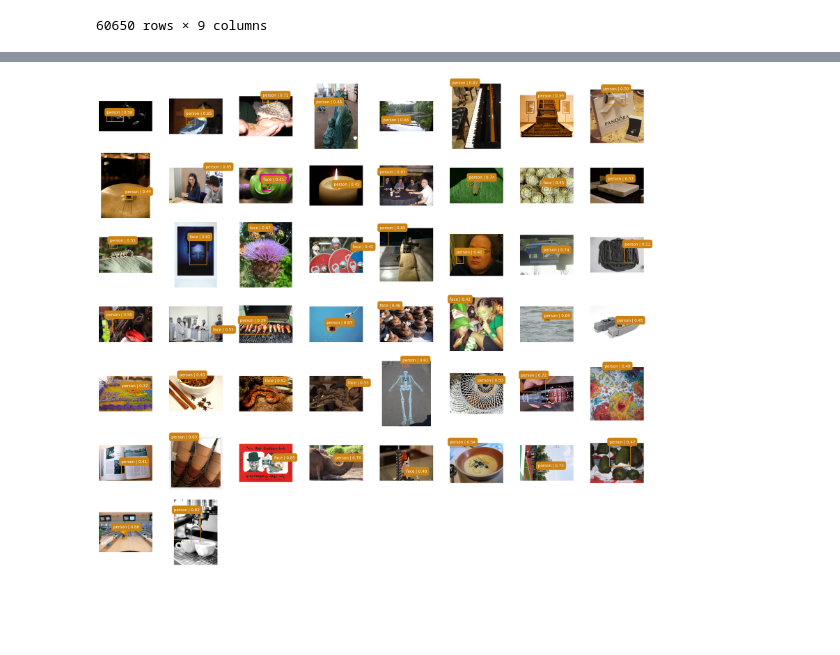
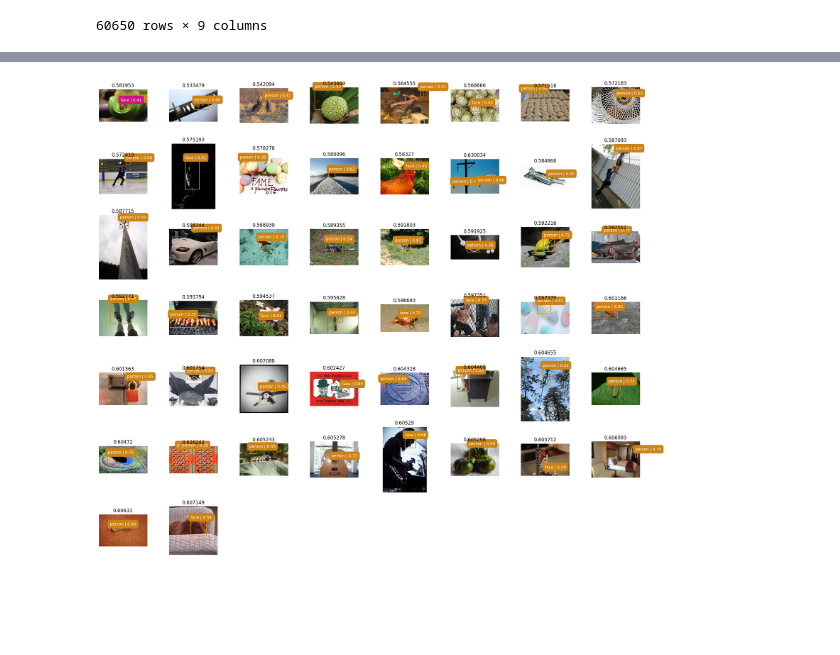
Before and after one commit to dnth/yolox-body-head-hand-face, a Jupyter notebook: notebooks/01_plot_results_clean.ipynb, the cells around one changed output, grey strips where cells are left out. Saved outputs shown, nothing was run; the diff lists cells and outputs as text; code cells hidden in the pictures.

Commit message:
update visualize plot

```diff
--- a/notebooks/01_plot_results_clean.ipynb
+++ b/notebooks/01_plot_results_clean.ipynb
@@ -26,11 +41,12 @@ df['y1'] = df['row_y'] - df['height'] / 2
 df['x2'] = df['col_x'] + df['width'] / 2
 df['y2'] = df['row_y'] + df['height'] / 2
 
-df = df[['score', 'x1', 'y1', 'x2', 'y2', 'label', 'filename']]
+df = df[['score', 'x1', 'y1', 'x2', 'y2', 'label', 'filename', 'outlier_distance']]
 # %%
 grouped_df = df.groupby('filename')
 # %%
 agg_df = grouped_df.agg(lambda x: list(x))
+agg_df.sort_values(by='outlier_distance', ascending=True, inplace=True)
 agg_df = agg_df.reset_index()
 # %%
 agg_df
@@ -95,43 +111,45 @@ def annotate_image(ax, img, annotations):
     ax.imshow(img)
     label_to_color = generate_colormap(annotations["labels"])
 
-    for label, score, box in zip(annotations["labels"], annotations["scores"], annotations["boxes"]):
+    for label, score, outlier_distance, box in zip(annotations["labels"], annotations["scores"], annotations["outlier_distance"], annotations["boxes"]):
         x1, y1, x2, y2 = box
         color = label_to_color.get(label, (0, 0, 0, 1))  # Fallback color is black
         rect = patches.Rectangle((x1, y1), x2 - x1, y2 - y1, linewidth=1.5, edgecolor=color, facecolor="none")
         ax.add_patch(rect)
+        ax.set_title(outlier_distance)
         ax.text(x1, y1, f"{label} | {score:.2f}", fontsize=10, color="white",
                 bbox=dict(facecolor=color, edgecolor=color, boxstyle="round,pad=0.5"))
 # %%
 NUM_IMAGES = 50
-sampled_df = agg_df.sample(NUM_IMAGES)
+sampled_df = agg_df.head(NUM_IMAGES)
 
 # Calculate grid size
 n_images = len(sampled_df)
 grid_size = int(n_images**0.5) + 1  # Simple way to determine grid size
 
 # Create figure and axes
 fig, axes = plt.subplots(grid_size, grid_size, figsize=(20, 20))
 
 axes = axes.flatten()  # Flatten to easily iterate over
 
 for ax, (index, row) in zip(axes, sampled_df.iterrows()):
     filename = row['filename']
     img = plt.imread(filename)  # Assuming plt is imported from matplotlib
     annotations = {
         'labels': row['label'],
         'scores': row['score'],
+        'outlier_distance': row['outlier_distance'],
         'boxes': list(zip(row['x1'], row['y1'], row['x2'], row['y2']))
     }
 
     annotate_image(ax, img, annotations)
     ax.axis('off')  # Hide axis
 
 # Hide any unused subplots
 for ax in axes[len(sampled_df):]:
     ax.axis('off')
 
 plt.tight_layout()
 plt.show()
 # %% [output]
-[figure, old version]
+[figure, new version]
```
Also changed, not shown: parts of 2 cells of this notebook.
